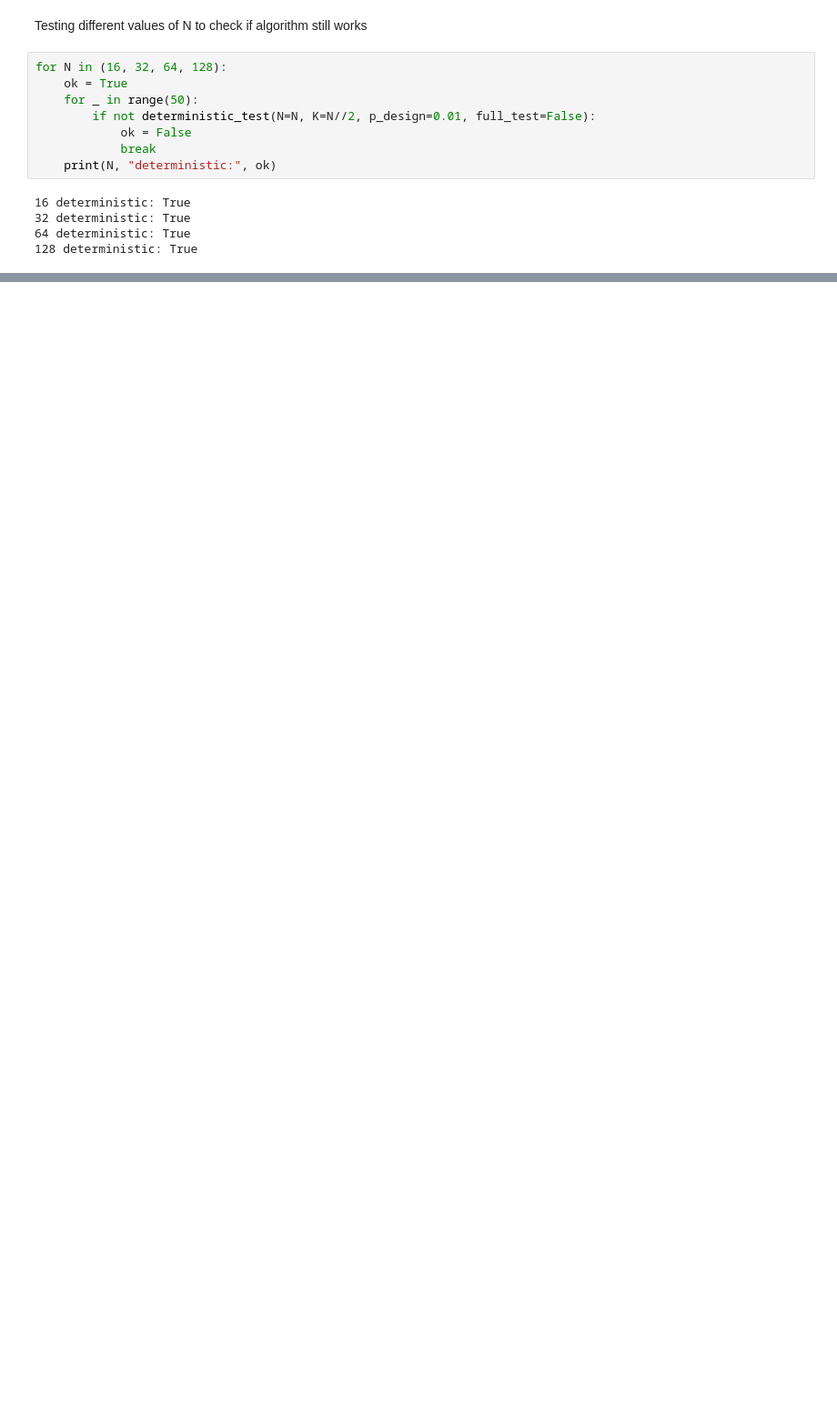
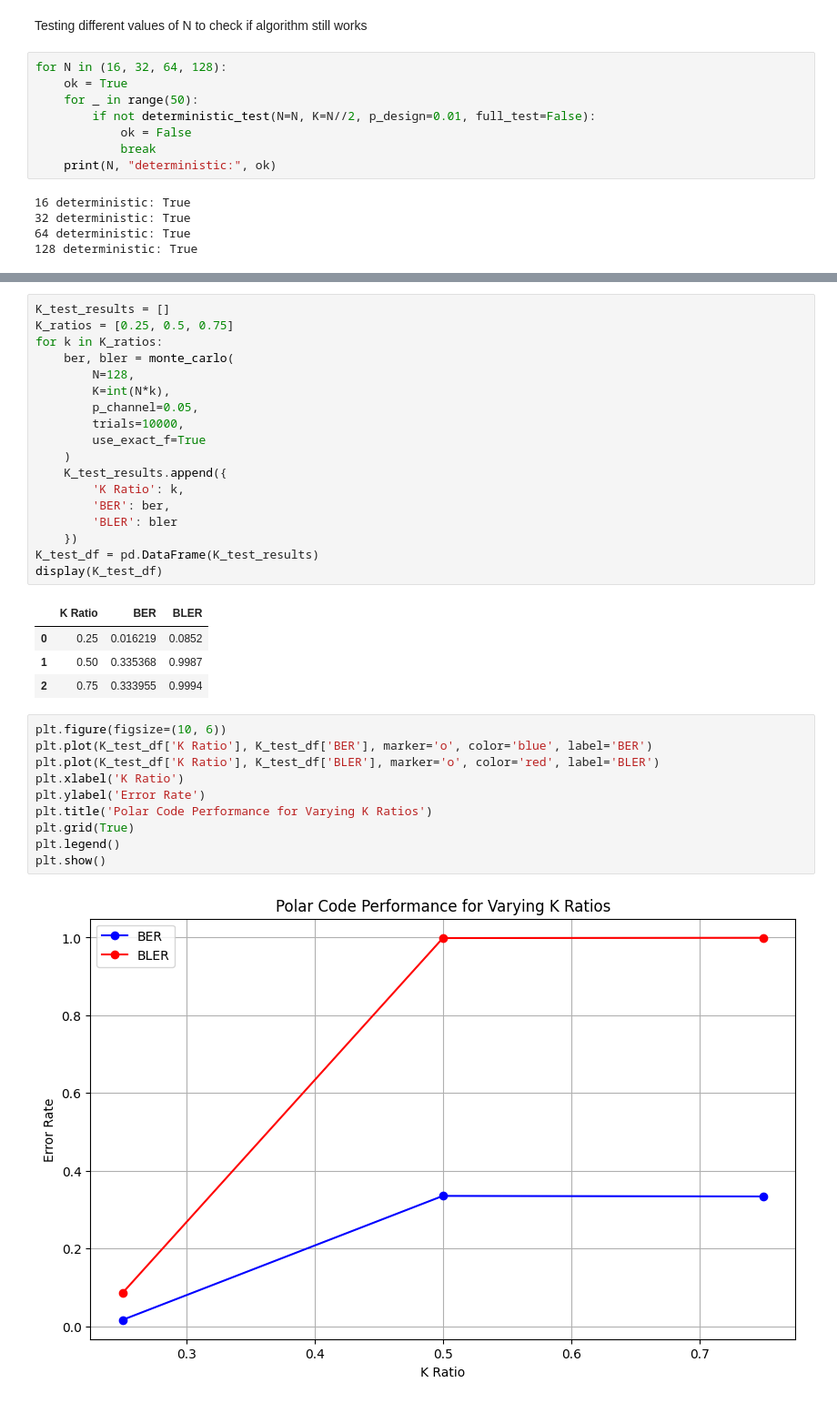
Before and after one commit to goIsaiah/PolarCoding, a Jupyter notebook: PolarCoding.ipynb, the cells around one changed output, grey strips where cells are left out. Shown: that part at 91% size. Drawn from its saved outputs; the diff is of its cells as text; blank space fills up the shorter version.

```diff
--- a/PolarCoding.ipynb
+++ b/PolarCoding.ipynb
@@ -243,0 +366,35 @@ for N in (16, 32, 64, 128):
+# %%
+K_test_results = []
+K_ratios = [0.25, 0.5, 0.75]
+for k in K_ratios:
+    ber, bler = monte_carlo(
+        N=128,
+        K=int(N*k),
+        p_channel=0.05,
+        trials=10000,
+        use_exact_f=True
+    )
+    K_test_results.append({
+        'K Ratio': k,
+        'BER': ber,
+        'BLER': bler
+    })
+K_test_df = pd.DataFrame(K_test_results)
+display(K_test_df)
+# %% [output]
+|  | K Ratio | BER | BLER |
+| 0 | 0.25 | 0.016219 | 0.0852 |
+| 1 | 0.50 | 0.335368 | 0.9987 |
+| 2 | 0.75 | 0.333955 | 0.9994 |
+# %%
+plt.figure(figsize=(10, 6))
+plt.plot(K_test_df['K Ratio'], K_test_df['BER'], marker='o', color='blue', label='BER')
+plt.plot(K_test_df['K Ratio'], K_test_df['BLER'], marker='o', color='red', label='BLER')
+plt.xlabel('K Ratio')
+plt.ylabel('Error Rate')
+plt.title('Polar Code Performance for Varying K Ratios')
+plt.grid(True)
+plt.legend()
+plt.show()
+# %% [output]
+[figure, added]
```
Also changed, not shown: parts of 11 cells of this notebook, 1 other file.
